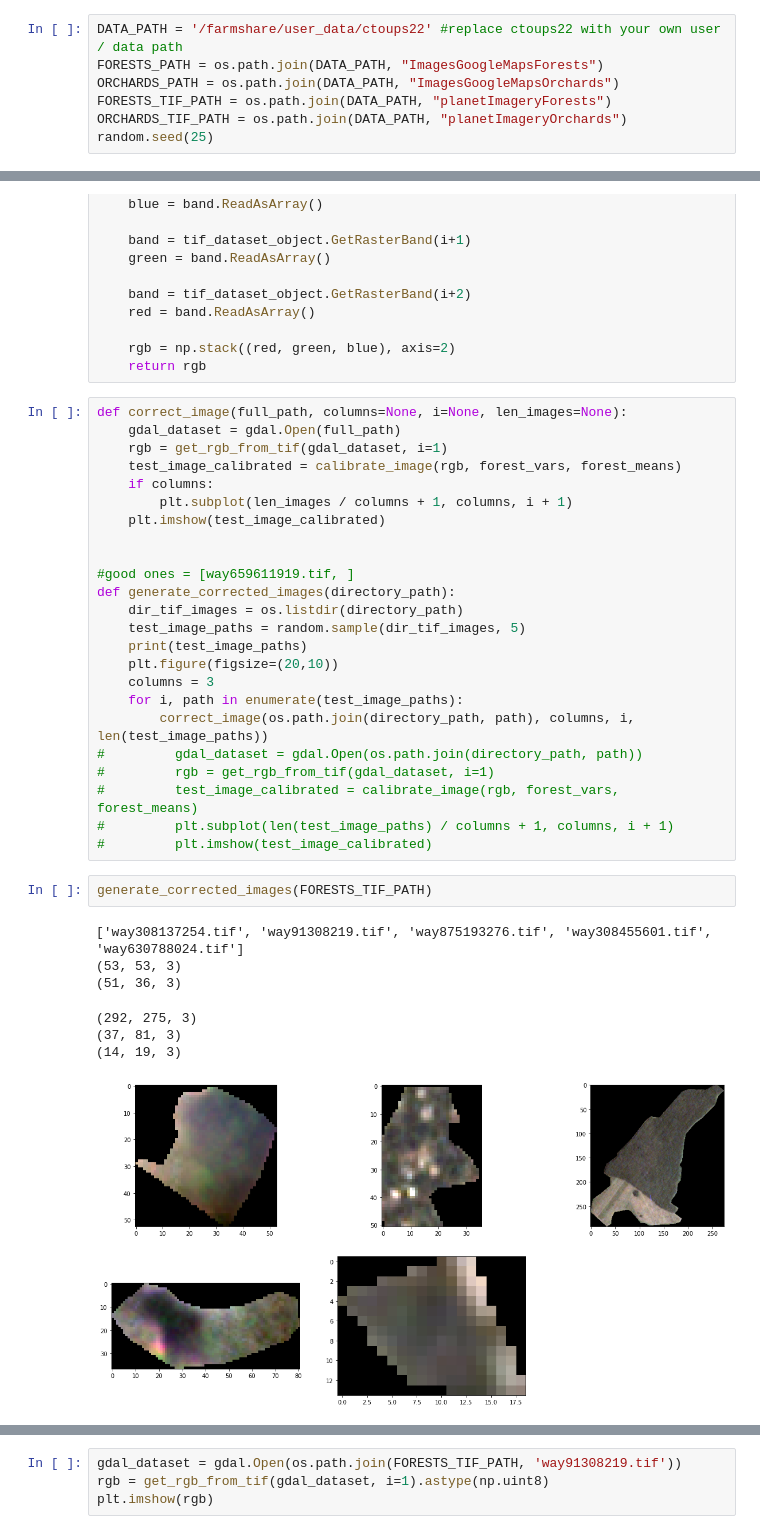
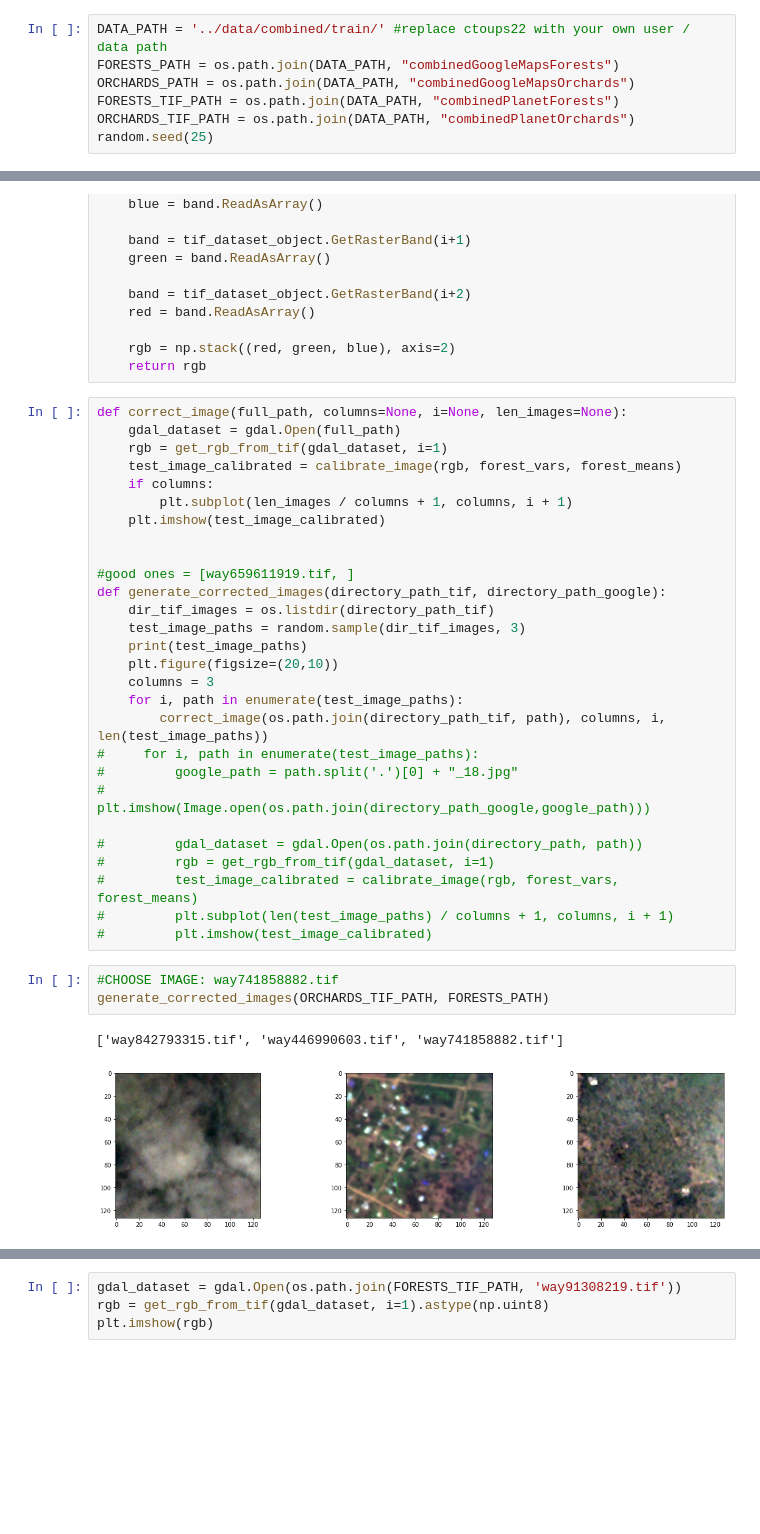
Before and after one commit to jrchang4/orchards, a Jupyter notebook: matching_colors.ipynb, the cells around one changed output, grey strips where cells are left out. Cells and saved outputs as stored; diff of their text form; blank space fills up the shorter version.

```diff
--- a/matching_colors.ipynb
+++ b/matching_colors.ipynb
@@ -6,11 +6,11 @@ from PIL import Image
 from osgeo import gdal
 from matplotlib import pyplot as plt
 # %%
-DATA_PATH = '/farmshare/user_data/ctoups22' #replace ctoups22 with your own user / data path
-FORESTS_PATH = os.path.join(DATA_PATH, "ImagesGoogleMapsForests")
-ORCHARDS_PATH = os.path.join(DATA_PATH, "ImagesGoogleMapsOrchards")
-FORESTS_TIF_PATH = os.path.join(DATA_PATH, "planetImageryForests")
-ORCHARDS_TIF_PATH = os.path.join(DATA_PATH, "planetImageryOrchards")
+DATA_PATH = '../data/combined/train/' #replace ctoups22 with your own user / data path
+FORESTS_PATH = os.path.join(DATA_PATH, "combinedGoogleMapsForests")
+ORCHARDS_PATH = os.path.join(DATA_PATH, "combinedGoogleMapsOrchards")
+FORESTS_TIF_PATH = os.path.join(DATA_PATH, "combinedPlanetForests")
+ORCHARDS_TIF_PATH = os.path.join(DATA_PATH, "combinedPlanetOrchards")
 random.seed(25)
 # %%
 def calculate_rgb_simple_stats(path):
@@ -97,26 +97,26 @@ def correct_image(full_path, columns=None, i=None, len_images=None):
 
 
 #good ones = [way659611919.tif, ]
-def generate_corrected_images(directory_path):
-    dir_tif_images = os.listdir(directory_path)
-    test_image_paths = random.sample(dir_tif_images, 5)
+def generate_corrected_images(directory_path_tif, directory_path_google):
+    dir_tif_images = os.listdir(directory_path_tif)
+    test_image_paths = random.sample(dir_tif_images, 3)
     print(test_image_paths)
     plt.figure(figsize=(20,10))
     columns = 3
     for i, path in enumerate(test_image_paths):
-        correct_image(os.path.join(directory_path, path), columns, i, len(test_image_paths))
+        correct_image(os.path.join(directory_path_tif, path), columns, i, len(test_image_paths))
+#     for i, path in enumerate(test_image_paths):
+#         google_path = path.split('.')[0] + "_18.jpg"
+#         plt.imshow(Image.open(os.path.join(directory_path_google,google_path)))
+
 #         gdal_dataset = gdal.Open(os.path.join(directory_path, path))
 #         rgb = get_rgb_from_tif(gdal_dataset, i=1)
 #         test_image_calibrated = calibrate_image(rgb, forest_vars, forest_means)
 #         plt.subplot(len(test_image_paths) / columns + 1, columns, i + 1)
 #         plt.imshow(test_image_calibrated)
 # %%
-generate_corrected_images(FORESTS_TIF_PATH)
+#CHOOSE IMAGE: way741858882.tif
+generate_corrected_images(ORCHARDS_TIF_PATH, FORESTS_PATH)
 # %% [output]
-['way308137254.tif', 'way91308219.tif', 'way875193276.tif', 'way308455601.tif', 'way630788024.tif']
-(53, 53, 3)
-(51, 36, 3)
+['way842793315.tif', 'way446990603.tif', 'way741858882.tif']
-(292, 275, 3)
-(37, 81, 3)
-(14, 19, 3)
-[figure, old version]
+[figure, new version]
```
Also changed, not shown: parts of 2 cells of this notebook, 1 other file.
